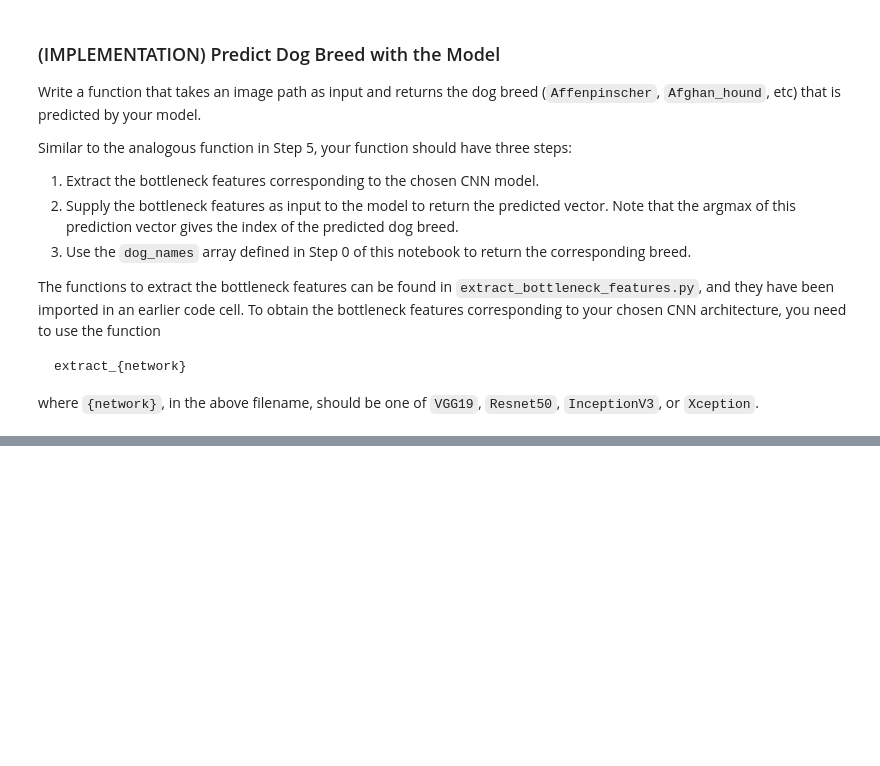
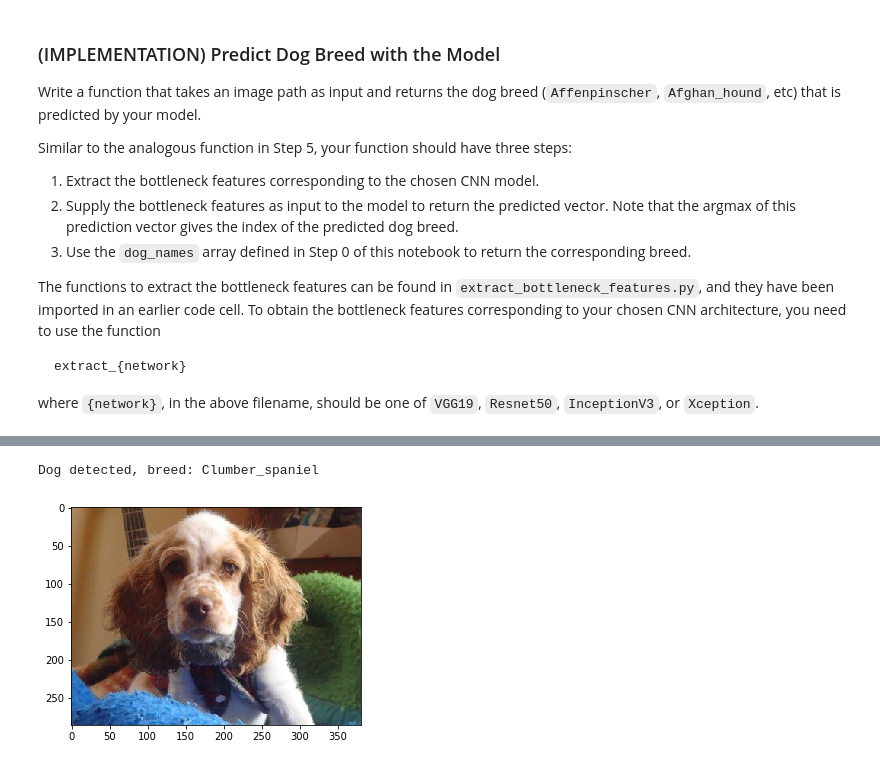
Before and after one commit to CheloGE/MachineLearningProjects, a Jupyter notebook: dog-project-master/dog_app.ipynb, the cells around one changed output, grey strips where cells are left out. Cells and saved outputs as stored; diff of their text form; code cells hidden in the pictures; blank space fills up the shorter version.

```diff
--- a/dog-project-master/dog_app.ipynb
+++ b/dog-project-master/dog_app.ipynb
@@ -682,0 +789,5 @@ __Answer:__
+# %%
+Xception_dog_breed_detector("images/trapper.jpg")
+# %% [output]
+Dog detected, breed: Clumber_spaniel
+[figure, added]
```
Also changed, not shown: parts of 28 cells of this notebook, 5 other files.
